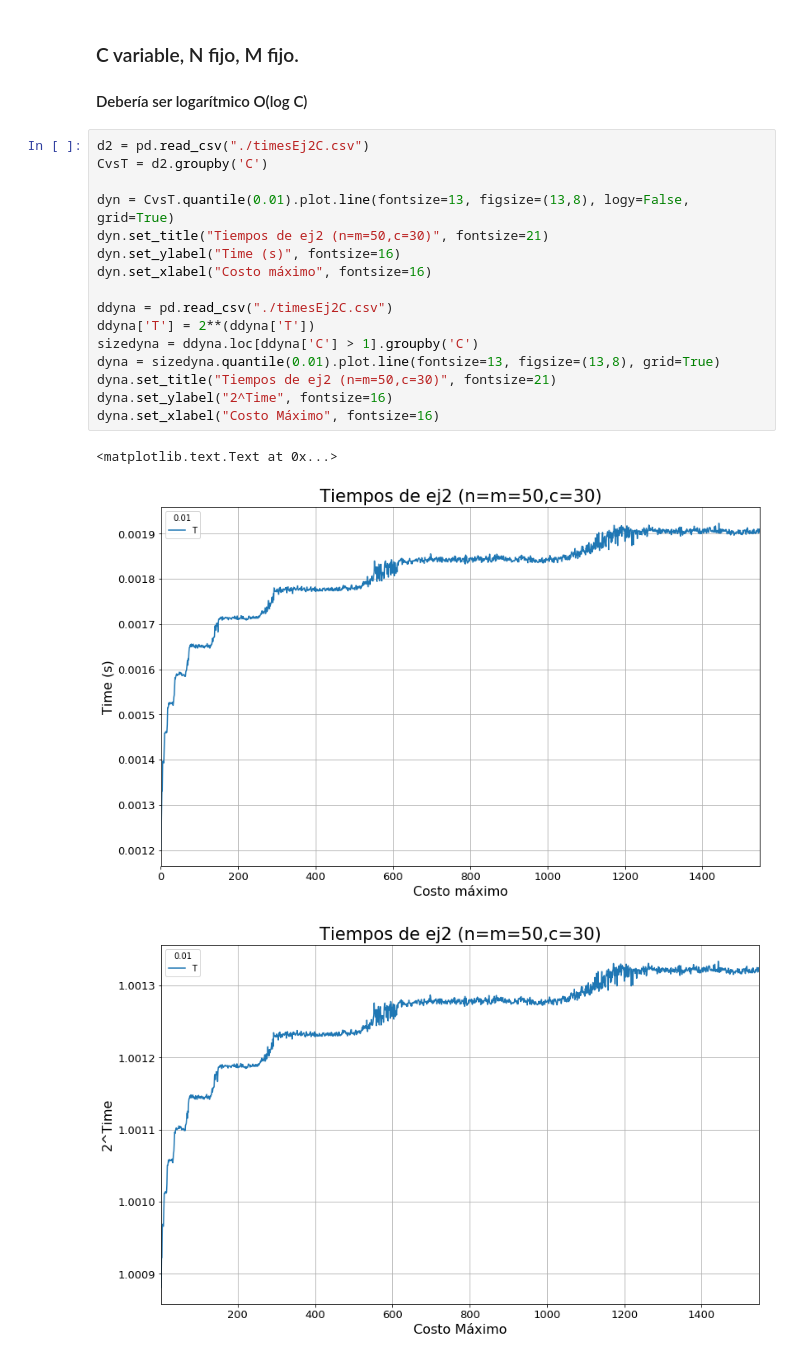
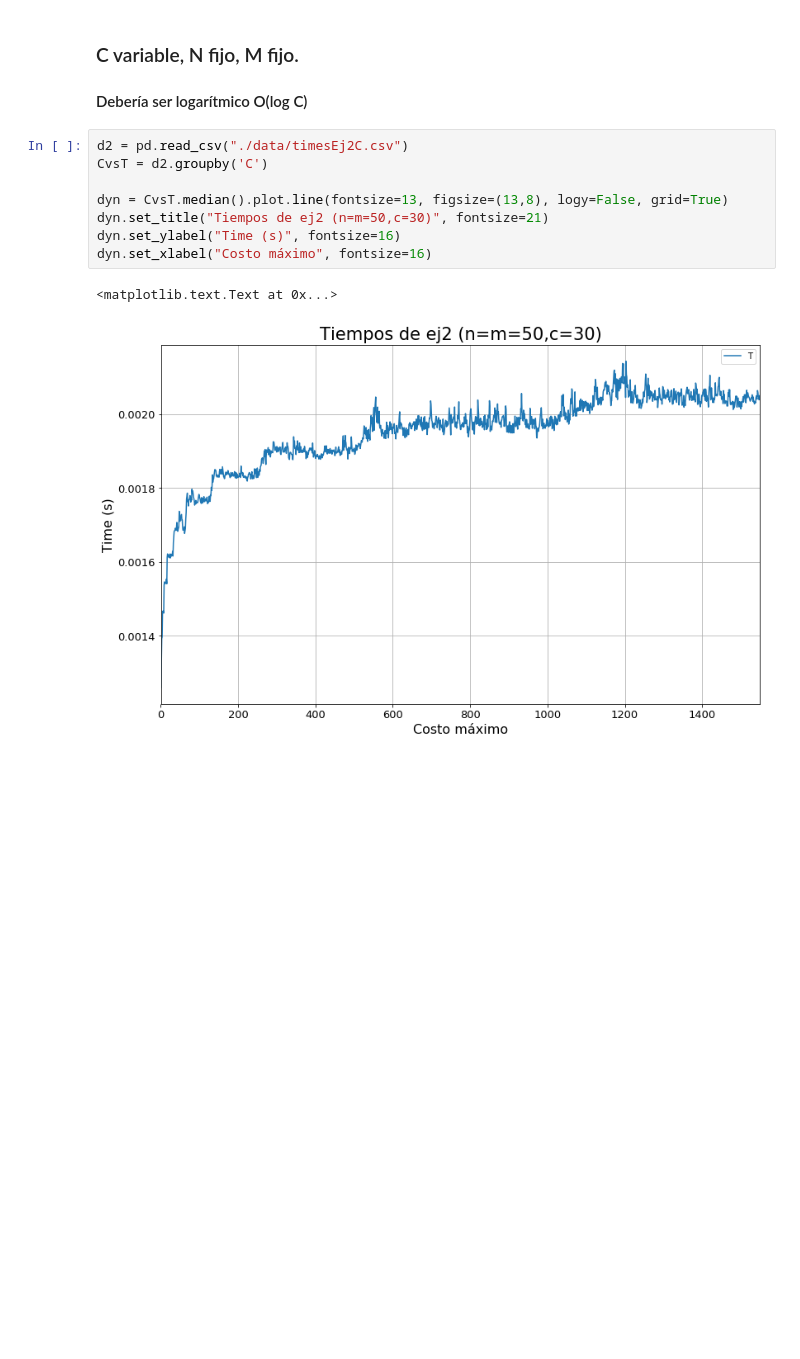
Before and after one commit to gianzamboni/algo3-tp2-1c2017, a Jupyter notebook: Tiempos.ipynb, the cells around one changed output. Saved outputs shown, nothing was run; the diff lists cells and outputs as text; blank space fills up the shorter version.

```diff
--- a/Tiempos.ipynb
+++ b/Tiempos.ipynb
@@ -101,22 +150,13 @@ dyna.set_xlabel("Cantidad de vértices", fontsize=16)
 ### C variable, N fijo, M fijo.
 #### Debería ser logarítmico O(log C)
 # %%
-d2 = pd.read_csv("./timesEj2C.csv")
+d2 = pd.read_csv("./data/timesEj2C.csv")
 CvsT = d2.groupby('C')
 
-dyn = CvsT.quantile(0.01).plot.line(fontsize=13, figsize=(13,8), logy=False, grid=True)
+dyn = CvsT.median().plot.line(fontsize=13, figsize=(13,8), logy=False, grid=True)
 dyn.set_title("Tiempos de ej2 (n=m=50,c=30)", fontsize=21)
 dyn.set_ylabel("Time (s)", fontsize=16)
 dyn.set_xlabel("Costo máximo", fontsize=16)
-
-ddyna = pd.read_csv("./timesEj2C.csv")
-ddyna['T'] = 2**(ddyna['T'])
-sizedyna = ddyna.loc[ddyna['C'] > 1].groupby('C')
-dyna = sizedyna.quantile(0.01).plot.line(fontsize=13, figsize=(13,8), grid=True)
-dyna.set_title("Tiempos de ej2 (n=m=50,c=30)", fontsize=21)
-dyna.set_ylabel("2^Time", fontsize=16)
-dyna.set_xlabel("Costo Máximo", fontsize=16)
 # %% [output]
 <matplotlib.text.Text at 0x...>
-[figure, old version]
+[figure, new version]
-[figure, removed]
```
Also changed, not shown: parts of 6 cells of this notebook, 16 other files.
